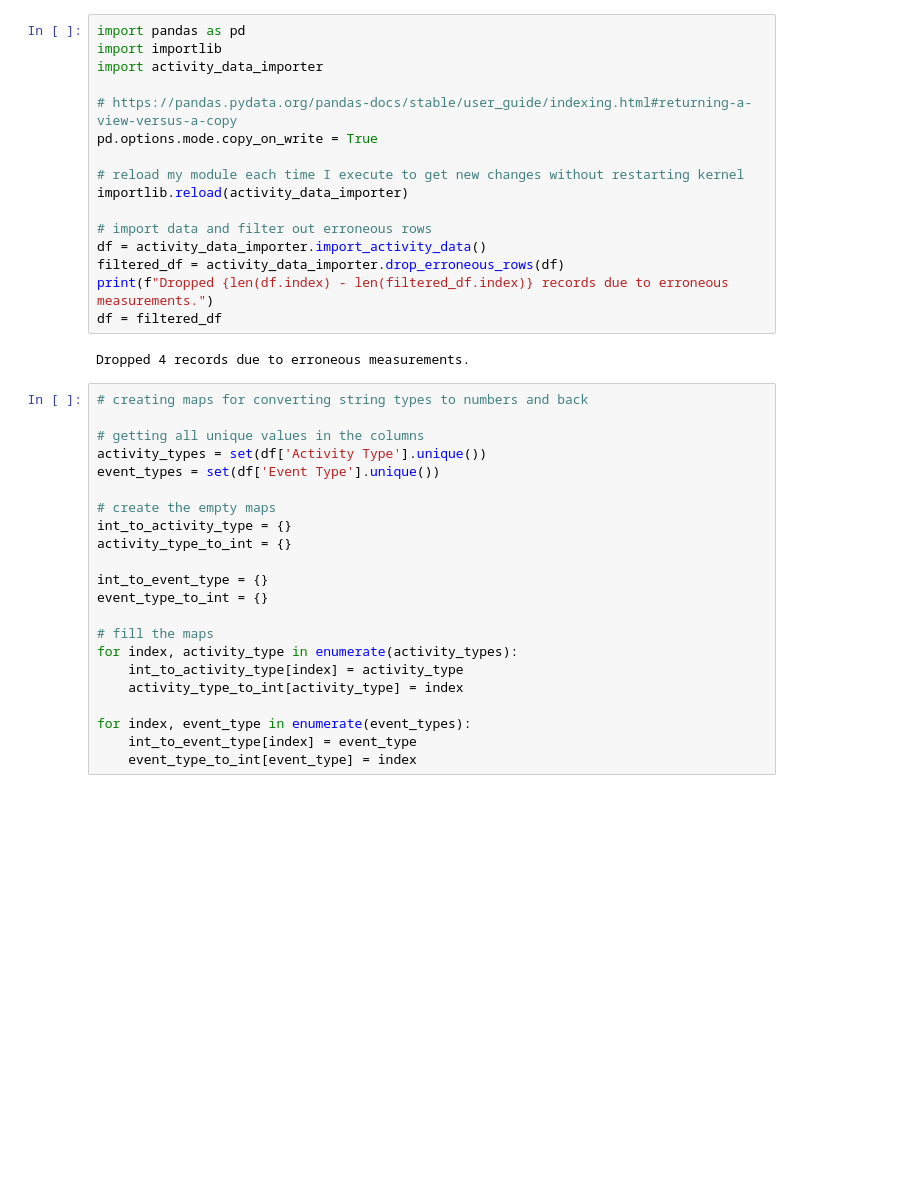
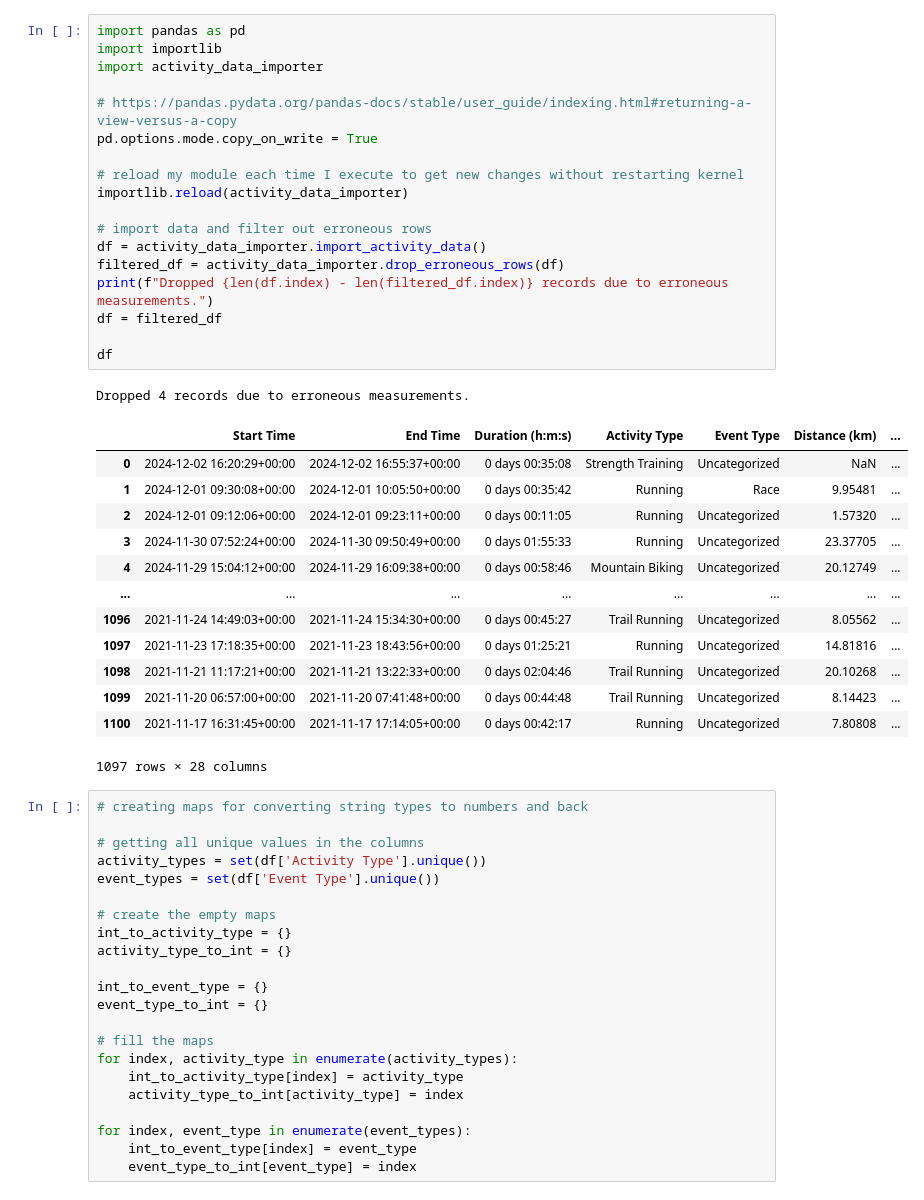
Before and after one commit to fkuper/running-time-predictor, a Jupyter notebook: running_time_predictor.ipynb, the cells around one changed output. Drawn from its saved outputs; the diff is of its cells as text; blank space fills up the shorter version.

```diff
--- a/running_time_predictor.ipynb
+++ b/running_time_predictor.ipynb
@@ -1,21 +1,36 @@
 # %%
 import pandas as pd
 import importlib
 import activity_data_importer
 
 # https://pandas.pydata.org/pandas-docs/stable/user_guide/indexing.html#returning-a-view-versus-a-copy
 pd.options.mode.copy_on_write = True
 
 # reload my module each time I execute to get new changes without restarting kernel
 importlib.reload(activity_data_importer)
 
 # import data and filter out erroneous rows
 df = activity_data_importer.import_activity_data()
 filtered_df = activity_data_importer.drop_erroneous_rows(df)
 print(f"Dropped {len(df.index) - len(filtered_df.index)} records due to erroneous measurements.")
 df = filtered_df
+
+df
 # %% [output]
 Dropped 4 records due to erroneous measurements.
+|  | Start Time | End Time | Duration (h:m:s) | Activity Type | Event Type | Distance (km) | ... |
+| 0 | 2024-12-02 16:20:29+00:00 | 2024-12-02 16:55:37+00:00 | 0 days 00:35:08 | Strength Training | Uncategorized | NaN | ... |
+| 1 | 2024-12-01 09:30:08+00:00 | 2024-12-01 10:05:50+00:00 | 0 days 00:35:42 | Running | Race | 9.95481 | ... |
+| 2 | 2024-12-01 09:12:06+00:00 | 2024-12-01 09:23:11+00:00 | 0 days 00:11:05 | Running | Uncategorized | 1.57320 | ... |
+| 3 | 2024-11-30 07:52:24+00:00 | 2024-11-30 09:50:49+00:00 | 0 days 01:55:33 | Running | Uncategorized | 23.37705 | ... |
+| 4 | 2024-11-29 15:04:12+00:00 | 2024-11-29 16:09:38+00:00 | 0 days 00:58:46 | Mountain Biking | Uncategorized | 20.12749 | ... |
+| ... | ... | ... | ... | ... | ... | ... | ... |
+| 1096 | 2021-11-24 14:49:03+00:00 | 2021-11-24 15:34:30+00:00 | 0 days 00:45:27 | Trail Running | Uncategorized | 8.05562 | ... |
+| 1097 | 2021-11-23 17:18:35+00:00 | 2021-11-23 18:43:56+00:00 | 0 days 01:25:21 | Running | Uncategorized | 14.81816 | ... |
+| 1098 | 2021-11-21 11:17:21+00:00 | 2021-11-21 13:22:33+00:00 | 0 days 02:04:46 | Trail Running | Uncategorized | 20.10268 | ... |
+| 1099 | 2021-11-20 06:57:00+00:00 | 2021-11-20 07:41:48+00:00 | 0 days 00:44:48 | Trail Running | Uncategorized | 8.14423 | ... |
+| 1100 | 2021-11-17 16:31:45+00:00 | 2021-11-17 17:14:05+00:00 | 0 days 00:42:17 | Running | Uncategorized | 7.80808 | ... |
+1097 rows × 28 columns
 # %%
 # creating maps for converting string types to numbers and back
 
```
Also changed, not shown: parts of 7 cells of this notebook.
